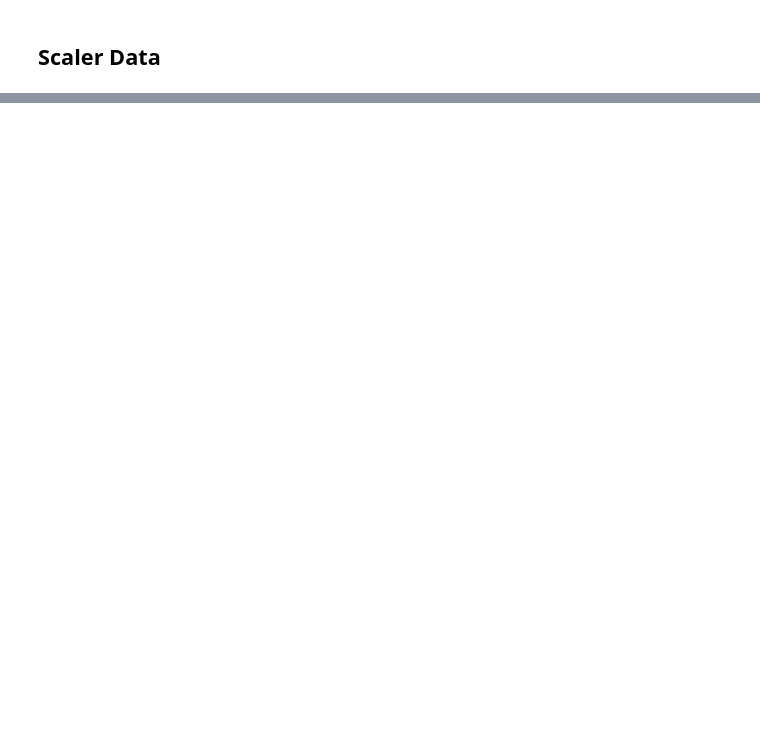
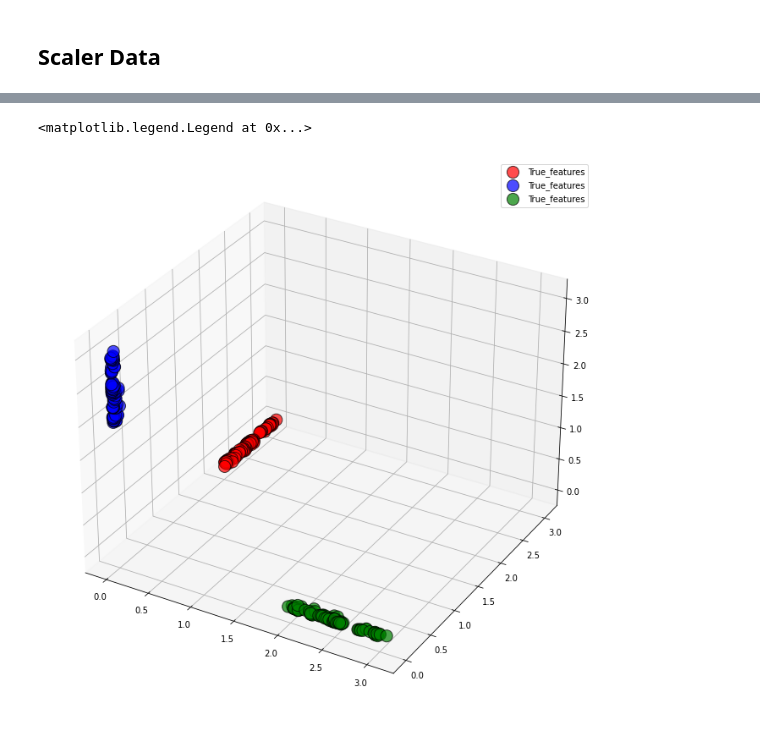
Before and after one commit to pannawit2541/Forex-Trend-Prediction, a Jupyter notebook: SVR_model/featuresReduction.ipynb, the cells around one changed output, grey strips where cells are left out. Cells and saved outputs as stored; diff of their text form; code cells hidden in the pictures; blank space fills up the shorter version.

```diff
--- a/SVR_model/featuresReduction.ipynb
+++ b/SVR_model/featuresReduction.ipynb
@@ -82,0 +106,28 @@ array([[-4.48954804e-02, -4.55023658e-02, -4.54308029e-02, ...,
+# %%
+fig = plt.figure(figsize=(9, 9))
+ax = Axes3D(fig)
+y = pca_features.iloc[:100,0]
+x = pca_features.iloc[:100,1]
+z = pca_features.iloc[:100,2]
+
+# ax = fig.add_subplot(111, projection='3d')
+# ax.scatter(x, y, z,
+#            linewidths=1, alpha=.7,
+#            edgecolor='k',
+#            s = 200,
+#            c=z)
+# plt.show()
+ax.scatter(x,y,z, label="True_features",linewidths=1, alpha=.7,
+           edgecolor='k', c="red",
+           s = 200)
+ax.scatter(z,x,y, label="True_features",linewidths=1, alpha=.7,
+           edgecolor='k', c="blue",
+           s = 200)
+ax.scatter(y,z,x, label="True_features",linewidths=1, alpha=.7,
+           edgecolor='k', c="green",
+           s = 200)
+
+ax.legend()
+# %% [output]
+<matplotlib.legend.Legend at 0x...>
+[figure, added]
```
Also changed, not shown: parts of 6 cells of this notebook, 10 other files.
